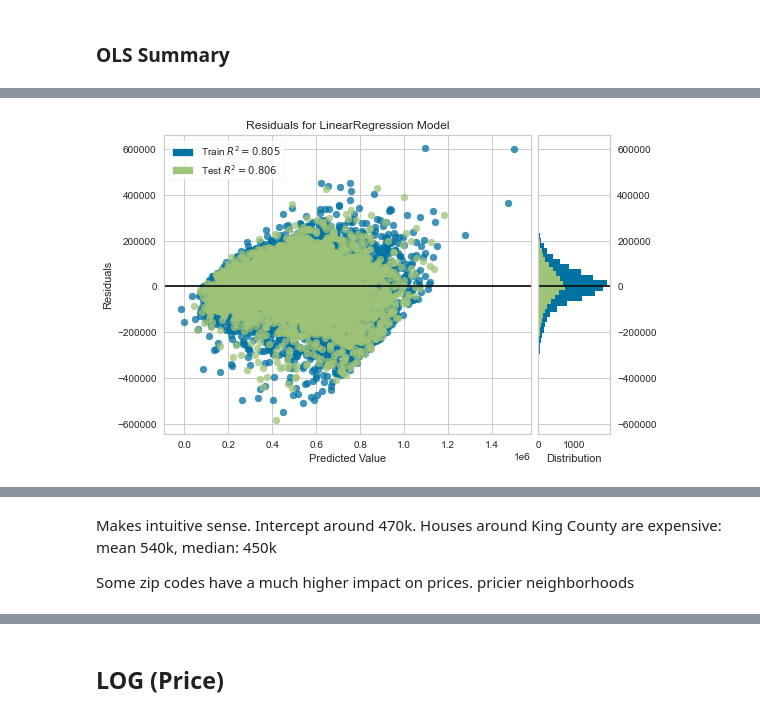
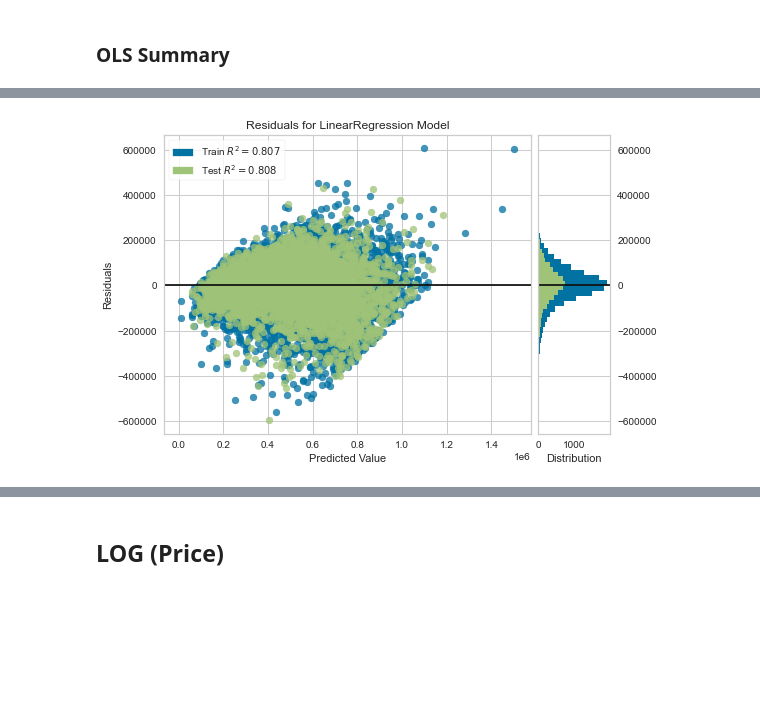
Before and after one commit to ssaeed85/dsc-ph2-KingsCountyRealEstate, a Jupyter notebook: Workspace/Saad/Notebook_Generalized.ipynb, the cells around one changed output, grey strips where cells are left out. Cells and saved outputs as stored; diff of their text form; code cells hidden in the pictures; blank space fills up the shorter version.

```diff
--- a/Workspace/Saad/Notebook_Generalized.ipynb
+++ b/Workspace/Saad/Notebook_Generalized.ipynb
@@ -25,7 +34,8 @@ warnings.filterwarnings('ignore')
 df = pd.read_csv('data/kc_house_data.csv')
 
 # Header cleaning. More precautionary than anything else
-df.columns = [x.strip().lower().replace(' ','').replace('-','') for x in df.columns]
+df.columns = [x.strip().lower().replace(' ', '').replace('-', '')
+              for x in df.columns]
 df.info()
 # %% [output]
 <class 'pandas.core.frame.DataFrame'>
@@ -899,4 +1101,0 @@ X_test_scaled = scaler.transform(X_test_enc)
-# %%
-#Linear Regression
-lr = LinearRegression()
-lr.fit(X_train_scaled,y_train)
@@ -911,3 +1127,34 @@ test_residuals = y_test - test_preds
+# %%
+num_col = ['bathrooms', 'sqft_living', 'sqft_living15']
+cat_col = ['zipcode', 'condition', 'view', 'bedrooms_bin', ]
+
+# List Comp to get subset of columns
+list_cols = [col
+             for sublist_cols in [num_col, cat_col]
+             for col in sublist_cols]
+# print('Categorical columns:', cat_col, '\nNumerical Columns: ', num_col)
+
+# Create subsets of train and test sets
+X_train_subset = X_train[list_cols]
+X_test_subset = X_test[list_cols]
+
+encoder = OneHotEncoder(handle_unknown='error',
+                        drop='first',
+                        categories='auto')
+
+scaler = MinMaxScaler(feature_range=(0, 1))
+
+preprocessor = ColumnTransformer(transformers=[("num", scaler, num_col),
+                                               ("cat", encoder, cat_col)],
+                                 remainder='passthrough'
+                                 )
+
+
+pipe = make_pipeline(preprocessor, LinearRegression())
+pipe.fit(X_train_subset, y_train)
+
+train_preds = pipe.predict(X_train_subset)
+test_preds = pipe.predict(X_test_subset)
 # %%
 get_train_test_metrics(y_train,train_preds,y_test,test_preds)
 # %% [output]
@@ -1051,14 +1238,13 @@ Length: 169, dtype: float64
 # %%
 # visualizing our residuals
 # https://www.scikit-yb.org/en/latest/api/regressor/residuals.html
-from yellowbrick.regressor import ResidualsPlot
-
+lr = LinearRegression()
 visualizer = ResidualsPlot(lr)
 
-visualizer.fit(X_train_scaled, y_train)  # Fit the training data to the visualizer
-visualizer.score(X_test_scaled, y_test)  # Evaluate the model on the test data
+visualizer.fit(X_train_xformed, y_train)  # Fit the training data to the visualizer
+visualizer.score(X_test_xformed, y_test)  # Evaluate the model on the test data
 visualizer.show()
 plt.show()
 # %% [output]
-[figure, old version]
+[figure, new version]
 # %%
@@ -1066,6 +1252,2 @@ sm.qqplot(train_residuals, line = 'r');
 # %% [output]
 [figure]
-# %% [markdown]
-Makes intuitive sense. Intercept around 470k. Houses around King County are expensive: mean 540k, median: 450k
-
-Some zip codes have a much higher impact on prices. pricier neighborhoods
```
Also changed, not shown: parts of 79 cells of this notebook, 1 other file.
